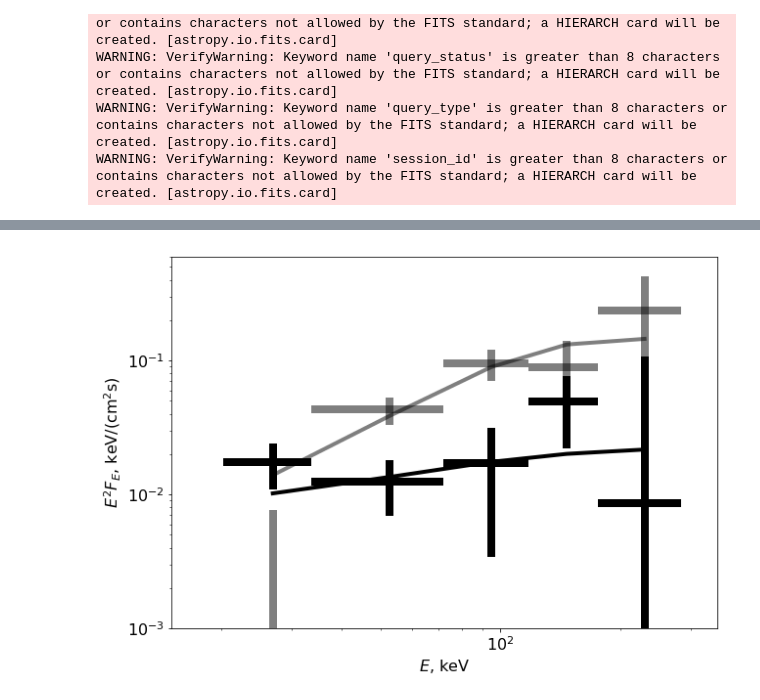
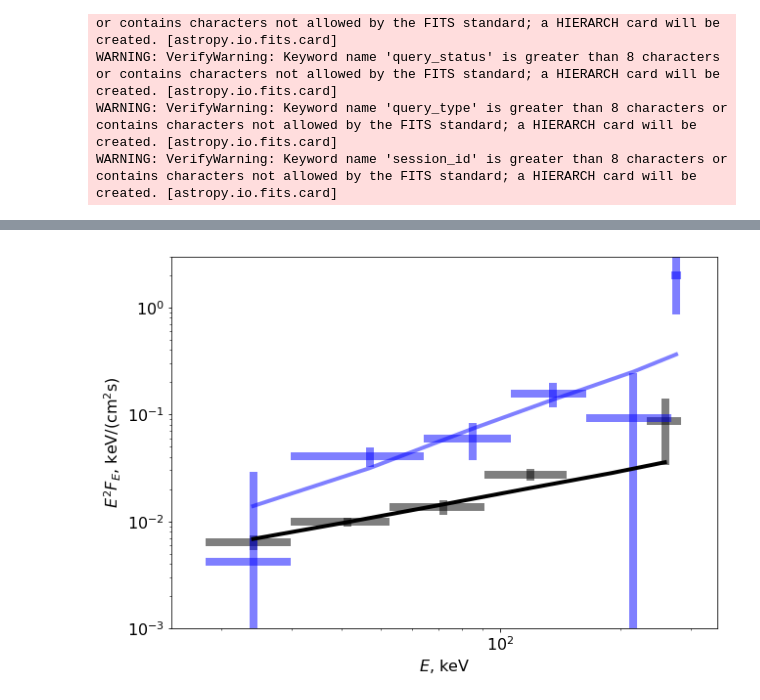
Before and after one commit to oda-hub/oda_api_benchmark, a Jupyter notebook: examples/3C279_spectrum.ipynb, the cells around one changed output, grey strips where cells are left out. Saved outputs shown, nothing was run; the diff lists cells and outputs as text; code cells hidden in the pictures.

```diff
--- a/examples/3C279_spectrum.ipynb
+++ b/examples/3C279_spectrum.ipynb
@@ -301,0 +425,8 @@ PLT> XSPEC12>
+# %%
+name=source_name.replace(" ", "")
+specname=name+'_spectrum_osa11.fits'
+arfname=name+'_arf_osa11.fits.gz'
+rmfname=name+'_rmf_osa11.fits.gz'
+data._p_list[ID_spec].write_fits_file(specname)
+data._p_list[ID_arf].write_fits_file(arfname)
+data._p_list[ID_rmf].write_fits_file(rmfname)
@@ -360,34 +514,35 @@ PLT> XSPEC12>
 # %%
 plt.figure(figsize=(10,7))
 
-spectrum=np.genfromtxt(name+'_spectrum.txt',skip_header=3)
-en=spectrum[:,0]
-en_err=spectrum[:,1]
-fl=spectrum[:,2]
-fl_err=spectrum[:,3]
-mo=spectrum[:,4]
-plt.errorbar(en,fl,xerr=en_err,yerr=fl_err,linestyle='none',linewidth=8,color='black',alpha=1)
-plt.plot(en,mo,color='black',linewidth=4)
-
-spectrum=np.genfromtxt(name+'_flare_spectrum.txt',skip_header=3)
+spectrum=np.genfromtxt(name+'_spectrum_osa10.txt',skip_header=3)
 en=spectrum[:,0]
 en_err=spectrum[:,1]
 fl=spectrum[:,2]
 fl_err=spectrum[:,3]
 mo=spectrum[:,4]
 plt.errorbar(en,fl,xerr=en_err,yerr=fl_err,linestyle='none',linewidth=8,color='black',alpha=0.5)
-plt.plot(en,mo,color='black',linewidth=4,alpha=0.5)
+plt.plot(en,mo,color='black',linewidth=4)
+
+
+spectrum=np.genfromtxt(name+'_flare_spectrum_osa10.txt',skip_header=3)
+en=spectrum[:,0]
+en_err=spectrum[:,1]
+fl=spectrum[:,2]
+fl_err=spectrum[:,3]
+mo=spectrum[:,4]
+plt.errorbar(en,fl,xerr=en_err,yerr=fl_err,linestyle='none',linewidth=8,color='blue',alpha=0.5)
+plt.plot(en,mo,color='blue',linewidth=4,alpha=0.5)
 
 
 plt.tick_params(axis='both', which='major', labelsize=16)
 plt.xscale('log')
 plt.yscale('log')
-plt.ylim(1.e-3,6.e-1)
+plt.ylim(1.e-3,3.e0)
 plt.xlim(15,350)
 plt.xlabel('$E$, keV',fontsize=16)
 plt.ylabel('$E^2F_E$, keV/(cm$^2$s)',fontsize=16)
 plt.savefig(name+'_spectra.pdf',format='pdf',dpi=100)
 # %% [output]
-[figure, old version]
+[figure, new version]
 # %%
 spectrum_3C279=name+'_spectrum.pdf'
```
Also changed, not shown: parts of 24 cells of this notebook, 6 other files.
